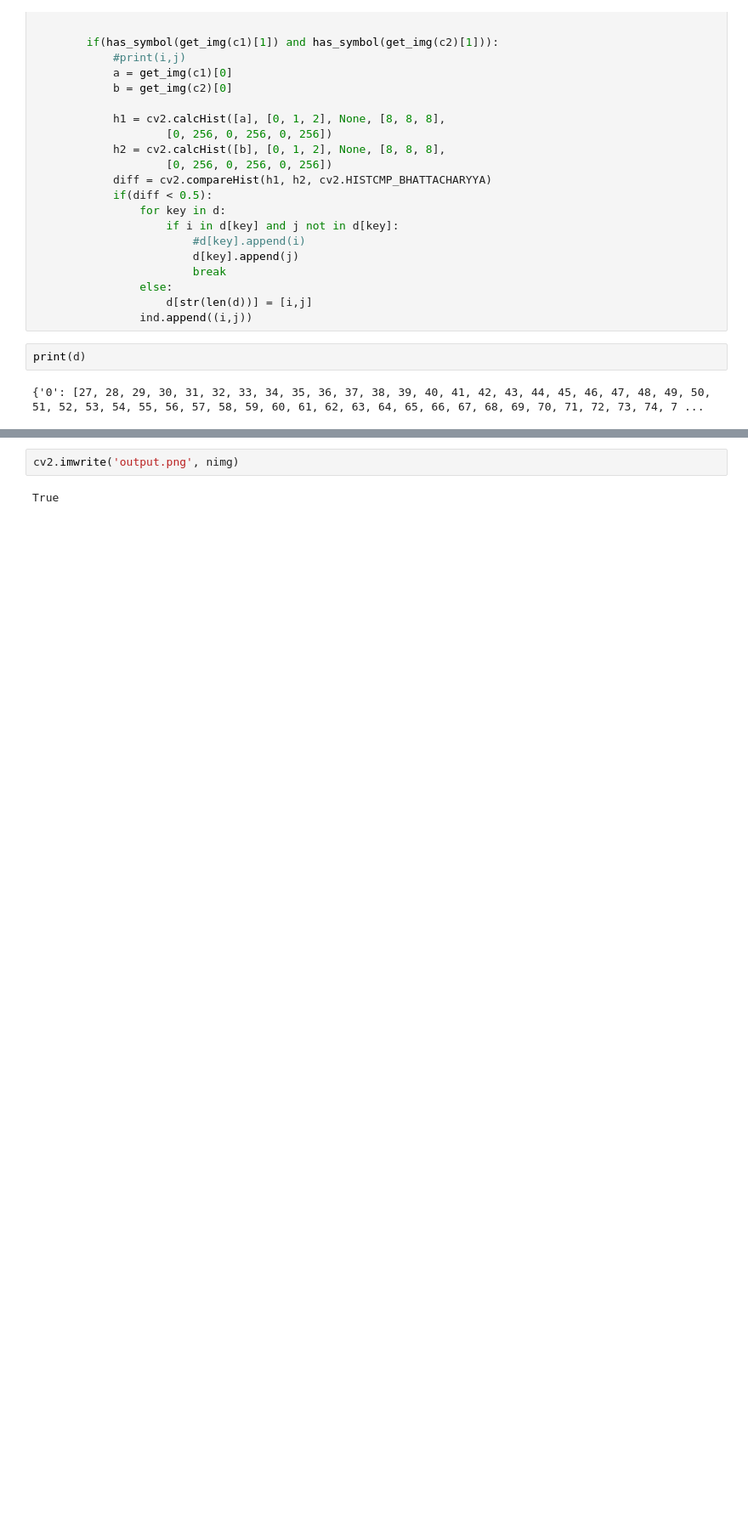
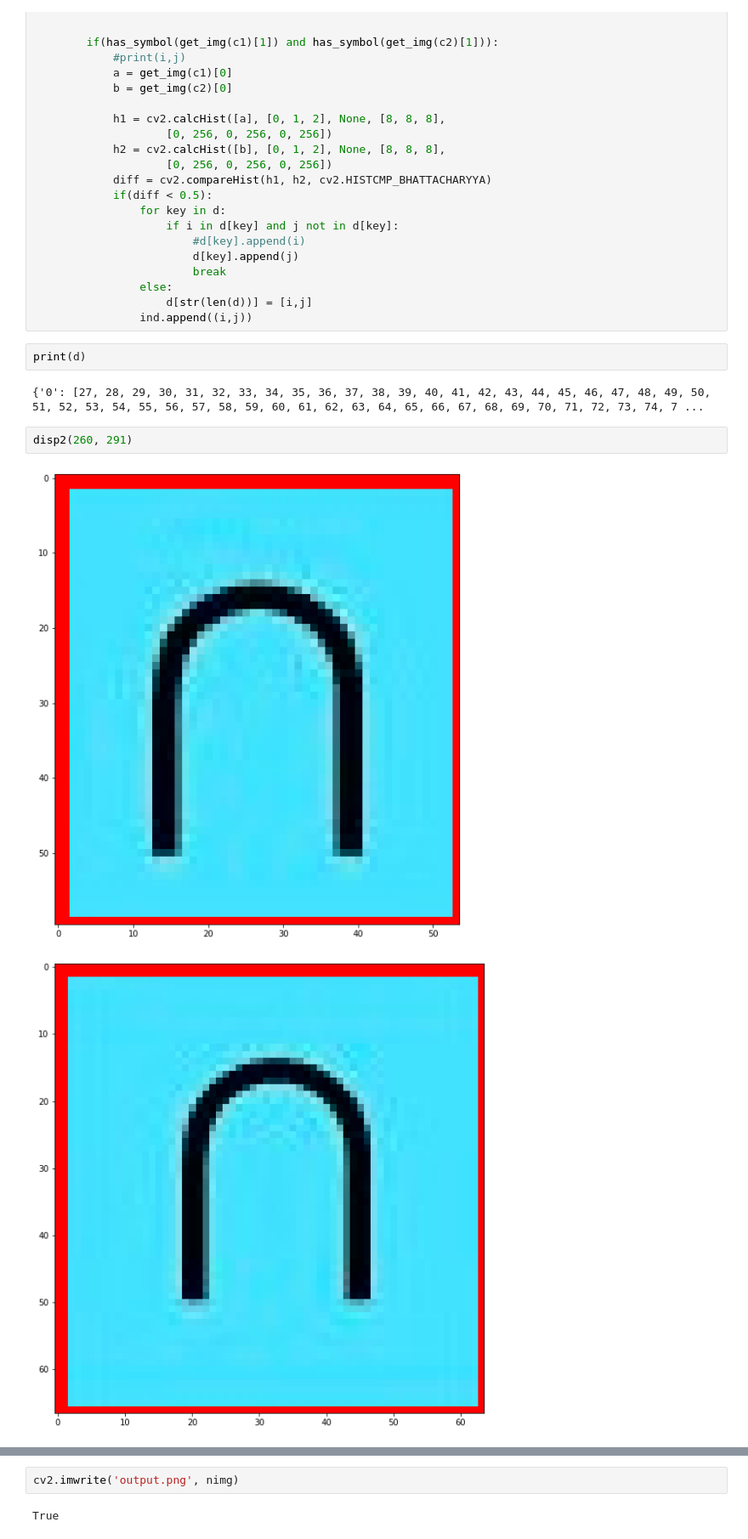
Before and after one commit to Hisan-007/SymbolColorizer, a Jupyter notebook: Untitled.ipynb, the cells around one changed output, grey strips where cells are left out. Shown at 85% size. Drawn from its saved outputs; the diff is of its cells as text; blank space fills up the shorter version.

```diff
--- a/Untitled.ipynb
+++ b/Untitled.ipynb
@@ -196,3 +199,8 @@ for i in range(len(contours)):
 print(d)
 # %% [output]
 {'0': [27, 28, 29, 30, 31, 32, 33, 34, 35, 36, 37, 38, 39, 40, 41, 42, 43, 44, 45, 46, 47, 48, 49, 50, 51, 52, 53, 54, 55, 56, 57, 58, 59, 60, 61, 62, 63, 64, 65, 66, 67, 68, 69, 70, 71, 72, 73, 74, 7 ...
+# %%
+disp2(260, 291)
+# %% [output]
+[figure, added]
+[figure, added]
```
Also changed, not shown: parts of 8 cells of this notebook, 6 other files.
